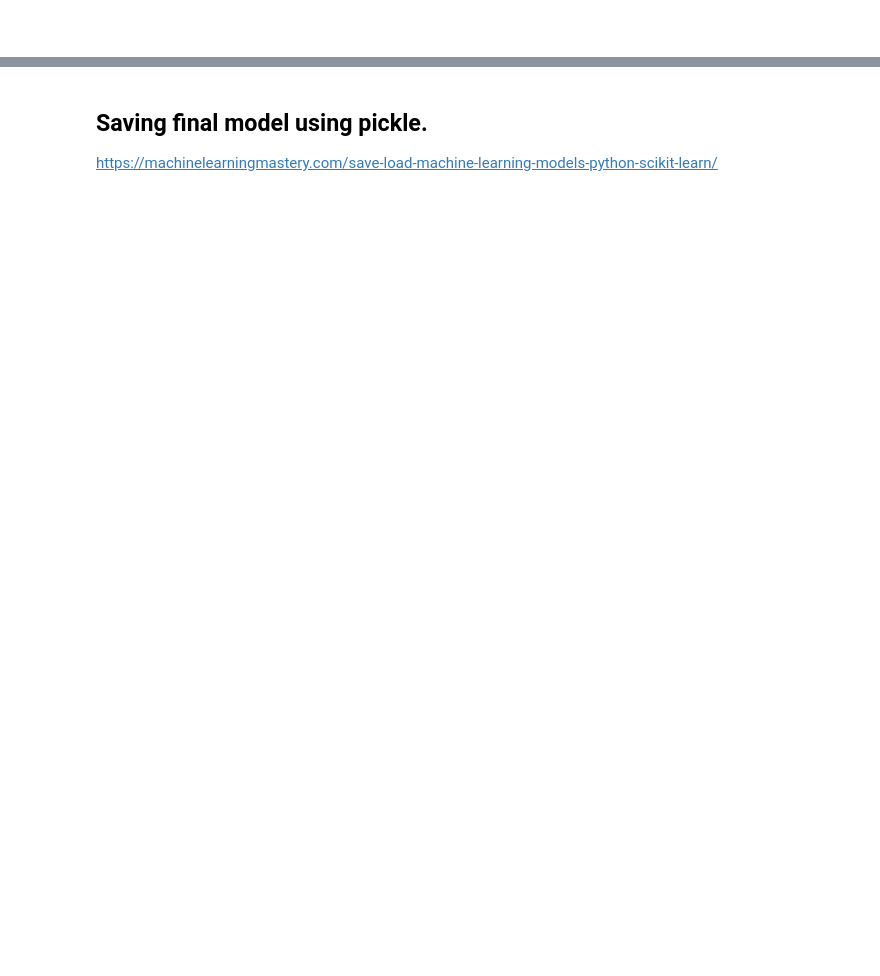
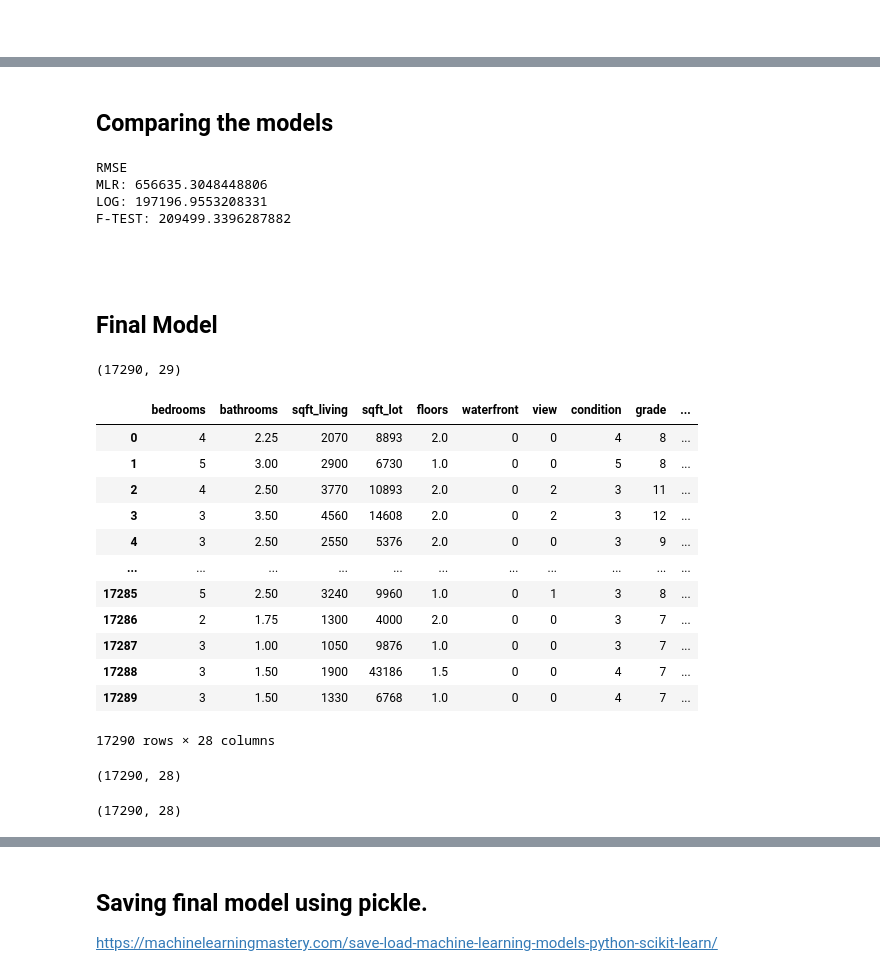
Before and after one commit to ameliadahm20/housing-pricing, a Jupyter notebook: KingsCountyHousingPrices.ipynb, the cells around one changed output, grey strips where cells are left out. Cells and saved outputs as stored; diff of their text form; code cells hidden in the pictures; blank space fills up the shorter version.

```diff
--- a/KingsCountyHousingPrices.ipynb
+++ b/KingsCountyHousingPrices.ipynb
@@ -77,10 +77,8 @@ df['date'] = df['date'].str.slice(0, 8, 1)
 df['year_sold'] = df['date'].str.slice(0, 4, 1)
 df['month_sold'] = df['date'].str.slice(4, 6, 1)
 df['day_sold'] = df['date'].str.slice(6, 8, 1)
-df['date_sold'] = df['year_sold'] + '-' + df['month_sold'] + '-' + df['day_sold']
 # %%
 # Adjusting dtypes and dropping original data column
-df['date_sold'] = pd.to_datetime(df['date_sold'])
 df['year_sold'] = df['year_sold'].astype('int64')
 df['month_sold'] = df['month_sold'].astype('int64')
 df['day_sold'] = df['day_sold'].astype('int64')
@@ -363 +382,6 @@ strong multicollinearity or other numerical problems.
+# %%
+df_features = list(df.columns)
+df_features.remove('price')
+df_features = df[df_features]
+target = df['price']
 # %%
@@ -573,0 +528,40 @@ Name: sqft_living, dtype: float64
+# %% [markdown]
+## Comparing the models
+# %%
+print('RMSE')
+print('MLR:', train_rmse)
+print('LOG:', log_test_rmse)
+print('F-TEST:', testRFE_rmse)
+# %% [output]
+RMSE
+MLR: 656635.3048448806
+LOG: 197196.9553208331
+F-TEST: 209499.3396287882
+# %% [markdown]
+<br>
+# %% [markdown]
+## Final Model
+# %%
+df.shape
+# %% [output]
+(17290, 29)
+# %%
+df_features
+# %% [output]
+|  | bedrooms | bathrooms | sqft_living | sqft_lot | floors | waterfront | view | condition | grade | ... |
+| 0 | 4 | 2.25 | 2070 | 8893 | 2.0 | 0 | 0 | 4 | 8 | ... |
+| 1 | 5 | 3.00 | 2900 | 6730 | 1.0 | 0 | 0 | 5 | 8 | ... |
+| 2 | 4 | 2.50 | 3770 | 10893 | 2.0 | 0 | 2 | 3 | 11 | ... |
+| 3 | 3 | 3.50 | 4560 | 14608 | 2.0 | 0 | 2 | 3 | 12 | ... |
+| 4 | 3 | 2.50 | 2550 | 5376 | 2.0 | 0 | 0 | 3 | 9 | ... |
+| ... | ... | ... | ... | ... | ... | ... | ... | ... | ... | ... |
+| 17285 | 5 | 2.50 | 3240 | 9960 | 1.0 | 0 | 1 | 3 | 8 | ... |
+| 17286 | 2 | 1.75 | 1300 | 4000 | 2.0 | 0 | 0 | 3 | 7 | ... |
+| 17287 | 3 | 1.00 | 1050 | 9876 | 1.0 | 0 | 0 | 3 | 7 | ... |
+| 17288 | 3 | 1.50 | 1900 | 43186 | 1.5 | 0 | 0 | 4 | 7 | ... |
+| 17289 | 3 | 1.50 | 1330 | 6768 | 1.0 | 0 | 0 | 4 | 7 | ... |
+17290 rows × 28 columns
+# %%
+final_df.shape
+# %% [output]
+(17290, 28)
@@ -573,0 +570,4 @@ Name: sqft_living, dtype: float64
+# %%
+final_df.shape
+# %% [output]
+(17290, 28)
```
Also changed, not shown: parts of 73 cells of this notebook, 4 other files.
